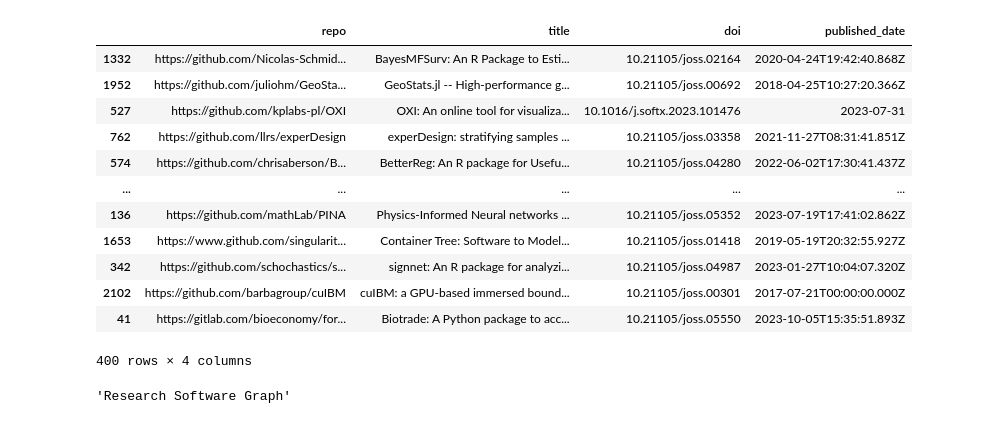
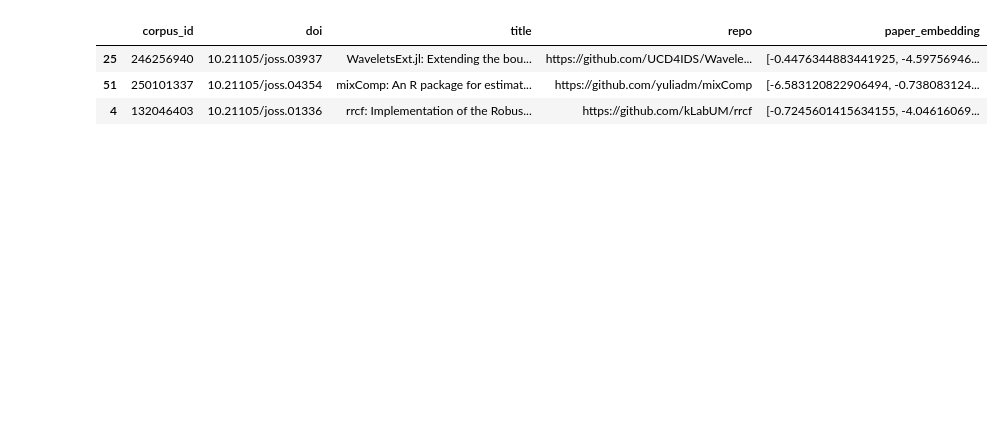
Before and after one commit to evamaxfield/rs-graph, a Jupyter notebook: repo-paper-em-classifier.ipynb, the cells around one changed output. Saved outputs shown, nothing was run; the diff lists cells and outputs as text; code cells hidden in the pictures; blank space fills up the shorter version.

Commit message:
Start working on repo-paper em classifier

```diff
--- a/repo-paper-em-classifier.ipynb
+++ b/repo-paper-em-classifier.ipynb
@@ -1,22 +1,31 @@
-# %%
-from rs_graph.data import load_basic_repos_dataset
-
-repos = load_basic_repos_dataset().sample(400)
-repos
-# %% [output]
-|  | repo | title | doi | published_date |
-| 1332 | https://github.com/Nicolas-Schmid... | BayesMFSurv: An R Package to Esti... | 10.21105/joss.02164 | 2020-04-24T19:42:40.868Z |
-| 1952 | https://github.com/juliohm/GeoSta... | GeoStats.jl -- High-performance g... | 10.21105/joss.00692 | 2018-04-25T10:27:20.366Z |
-| 527 | https://github.com/kplabs-pl/OXI | OXI: An online tool for visualiza... | 10.1016/j.softx.2023.101476 | 2023-07-31 |
-| 762 | https://github.com/llrs/experDesign | experDesign: stratifying samples ... | 10.21105/joss.03358 | 2021-11-27T08:31:41.851Z |
-| 574 | https://github.com/chrisaberson/B... | BetterReg: An R package for Usefu... | 10.21105/joss.04280 | 2022-06-02T17:30:41.437Z |
-| ... | ... | ... | ... | ... |
-| 136 | https://github.com/mathLab/PINA | Physics-Informed Neural networks ... | 10.21105/joss.05352 | 2023-07-19T17:41:02.862Z |
-| 1653 | https://www.github.com/singularit... | Container Tree: Software to Model... | 10.21105/joss.01418 | 2019-05-19T20:32:55.927Z |
-| 342 | https://github.com/schochastics/s... | signnet: An R package for analyzi... | 10.21105/joss.04987 | 2023-01-27T10:04:07.320Z |
-| 2102 | https://github.com/barbagroup/cuIBM | cuIBM: a GPU-based immersed bound... | 10.21105/joss.00301 | 2017-07-21T00:00:00.000Z |
-| 41 | https://gitlab.com/bioeconomy/for... | Biotrade: A Python package to acc... | 10.21105/joss.05550 | 2023-10-05T15:35:51.893Z |
-400 rows × 4 columns
+# %%
+from rs_graph.data import (
+    load_extended_paper_details_dataset,
+    load_basic_repos_dataset,
+)
+import numpy as np
+
+np.random.seed(42)
+
+repos = load_basic_repos_dataset()
+papers = load_extended_paper_details_dataset().dropna(subset=["embedding"]).sample(100)
+
+# Get repo name from repos dataset and merge with papers on doi
+papers = papers.merge(repos[["repo", "doi"]], on="doi")
+
+# Format into ready for training
+papers = papers.drop(columns=["url", "authors", "citation_count"])
+papers["paper_embedding"] = papers["embedding"].apply(lambda x: np.array(x["vector"]))
+papers = papers.drop(columns=["embedding"])
+
+# Drop duplicates
+papers = papers.drop_duplicates(subset=["doi"])
+papers.sample(3)
+# %% [output]
+|  | corpus_id | doi | title | repo | paper_embedding |
+| 25 | 246256940 | 10.21105/joss.03937 | WaveletsExt.jl: Extending the bou... | https://github.com/UCD4IDS/Wavele... | [-0.4476344883441925, -4.59756946... |
+| 51 | 250101337 | 10.21105/joss.04354 | mixComp: An R package for estimat... | https://github.com/yuliadm/mixComp | [-6.583120822906494, -0.738083124... |
+| 4 | 132046403 | 10.21105/joss.01336 | rrcf: Implementation of the Robus... | https://github.com/kLabUM/rrcf | [-0.7245601415634155, -4.04616069... |
 # %%
 # for each repo, get the reademe (if it exists) and the description.
 from dotenv import load_dotenv
@@ -39,17 +48,3 @@ def get_repo_readme(repo: str) -> str | None:
         return base64.b64decode(b64_encoded_readme).decode("utf-8")
     except:
         return None
-
-def get_repo_description(repo: str) -> str | None:
-    repo_parts = get_repo_parts_from_url(repo)
-    try:
-        return api.repos.get(
-                owner=repo_parts.owner,
-                repo=repo_parts.repo,
-            )["description"]
-    except:
-        return None
-
-get_repo_description("https://github.com/evamaxfield/rs-graph")
-# %% [output]
-'Research Software Graph'
```
Also changed, not shown: parts of 8 cells of this notebook.
